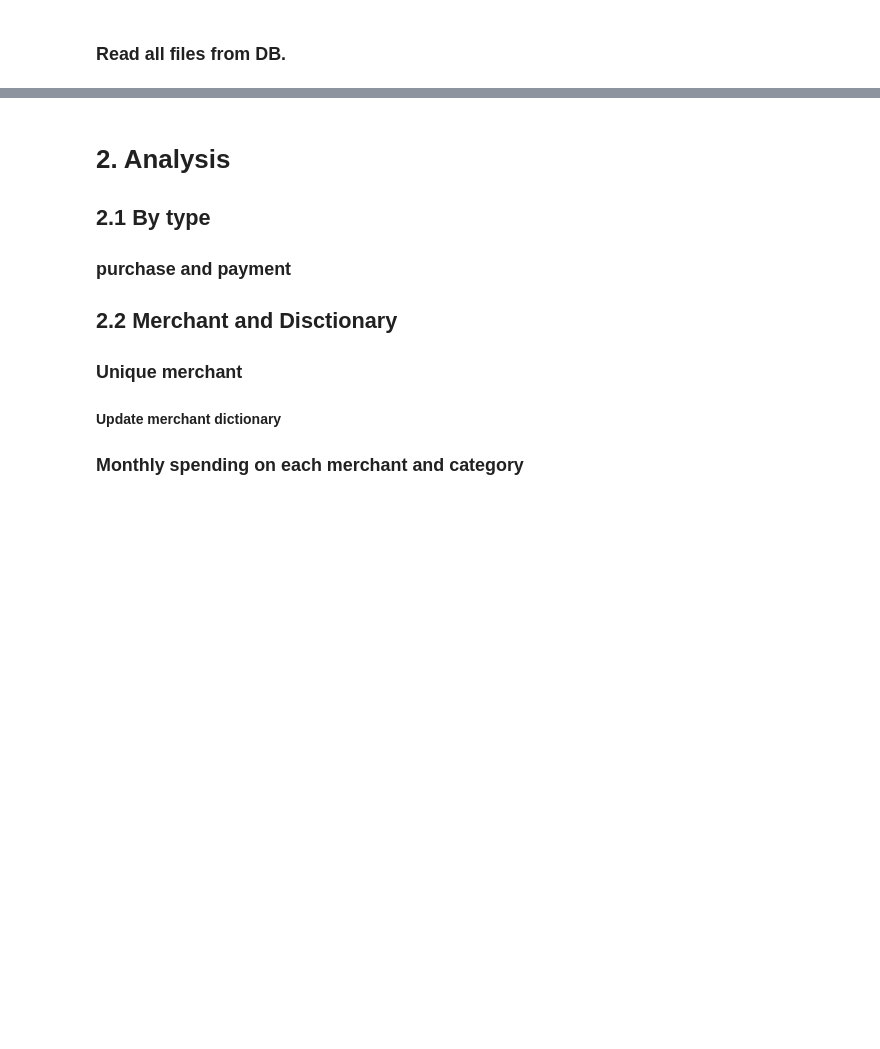
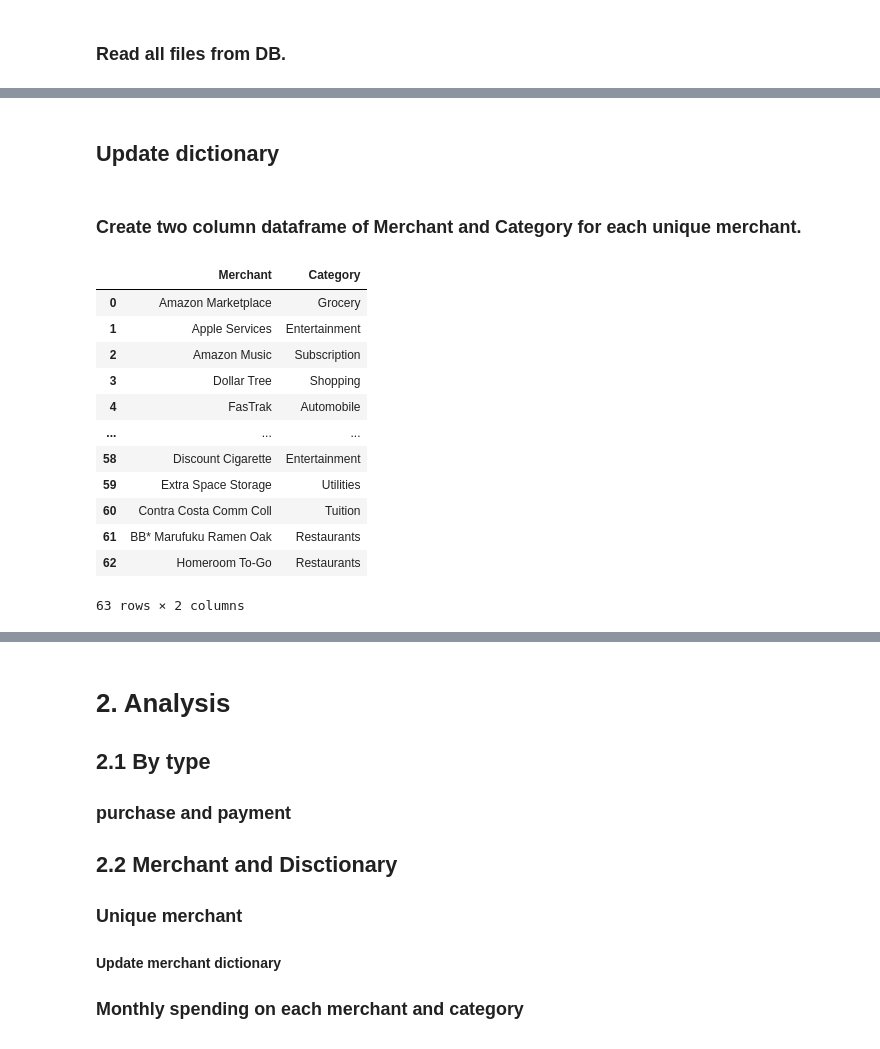
Before and after one commit to kylankim/Portfolio, a Jupyter notebook: Apple transaction/Apple transaction reader.ipynb, the cells around one changed output, grey strips where cells are left out. Drawn from its saved outputs; the diff is of its cells as text; code cells hidden in the pictures; blank space fills up the shorter version.

```diff
--- a/Apple transaction/Apple transaction reader.ipynb
+++ b/Apple transaction/Apple transaction reader.ipynb
@@ -103,0 +187,39 @@ def read_db():
+# %% [markdown]
+## Update dictionary
+# %% [markdown]
+### Create two column dataframe of Merchant and Category for each unique merchant.
+# %%
+# Create a dataframe of unique Merchant and Category pair.
+def create_merchant_category_df(df):
+    category_arr = np.array([])
+    merchant_ls = list(set(df.Merchant))
+
+    # Append category_arr for each merchant in the Mercnat set.
+    for i in merchant_ls:
+        category = df.loc[df['Merchant'] == i]['Category'].values[0]
+        category_arr = np.append(category_arr, category)
+
+    # Create data frame of unique merchant and category pair.
+    merchant_category_df = pd.DataFrame({
+        "Merchant": merchant_ls,
+        "Category": category_arr
+    })
+
+    return merchant_category_df
+
+merchant_category_df = create_merchant_category_df(db)
+merchant_category_df
+# %% [output]
+|  | Merchant | Category |
+| 0 | Amazon Marketplace | Grocery |
+| 1 | Apple Services | Entertainment |
+| 2 | Amazon Music | Subscription |
+| 3 | Dollar Tree | Shopping |
+| 4 | FasTrak | Automobile |
+| ... | ... | ... |
+| 58 | Discount Cigarette | Entertainment |
+| 59 | Extra Space Storage | Utilities |
+| 60 | Contra Costa Comm Coll | Tuition |
+| 61 | BB* Marufuku Ramen Oak | Restaurants |
+| 62 | Homeroom To-Go | Restaurants |
+63 rows × 2 columns
```
Also changed, not shown: parts of 15 cells of this notebook.
